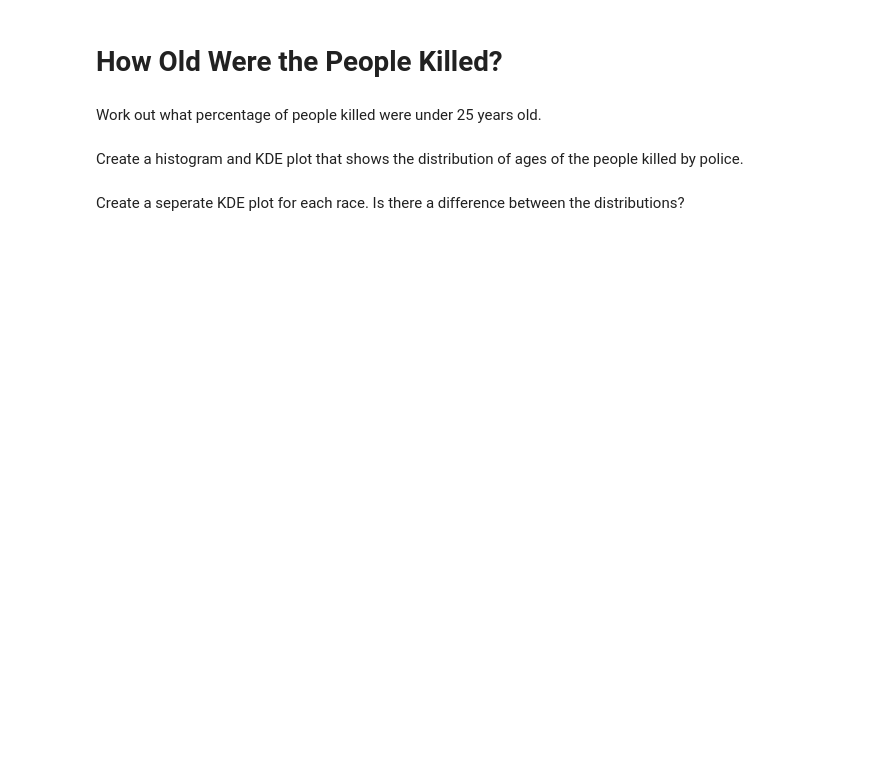
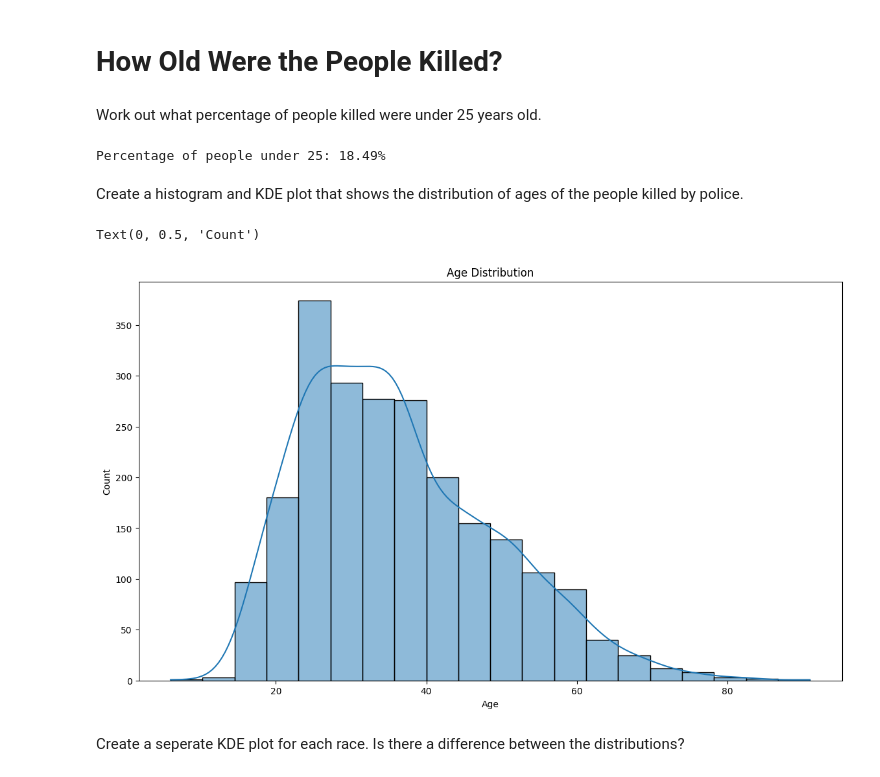
Before and after one commit to petarilievCS/police-fatalities-analysis, a Jupyter notebook: Fatal_Force_(start).ipynb, the cells around one changed output. Cells and saved outputs as stored; diff of their text form; code cells hidden in the pictures; blank space fills up the shorter version.

```diff
--- a/Fatal_Force_(start).ipynb
+++ b/Fatal_Force_(start).ipynb
@@ -413,7 +431,25 @@ In what percentage of police killings were people armed? Create chart that show
 # How Old Were the People Killed?
 # %% [markdown]
 Work out what percentage of people killed were under 25 years old.
+# %%
+num_people_under_25 = len(df_fatalities[df_fatalities.age < 25])
+total_num_people = len(df_fatalities)
+percent_under_25 = round(num_people_under_25 / total_num_people * 100, 2)
+print(f"Percentage of people under 25: {percent_under_25}%")
+# %% [output]
+Percentage of people under 25: 18.49%
 # %% [markdown]
 Create a histogram and KDE plot that shows the distribution of ages of the people killed by police.
+# %%
+# Histogram
+plt.figure(figsize=(14, 8))
+plt.title("Age Distribution")
+
+sns.histplot(data=df_fatalities, x="age", bins=20, kde=True)
+plt.xlabel("Age")
+plt.ylabel("Count")
+# %% [output]
+Text(0, 0.5, 'Count')
+[figure, added]
 # %% [markdown]
 Create a seperate KDE plot for each race. Is there a difference between the distributions?
```
Also changed, not shown: parts of 11 cells of this notebook.
